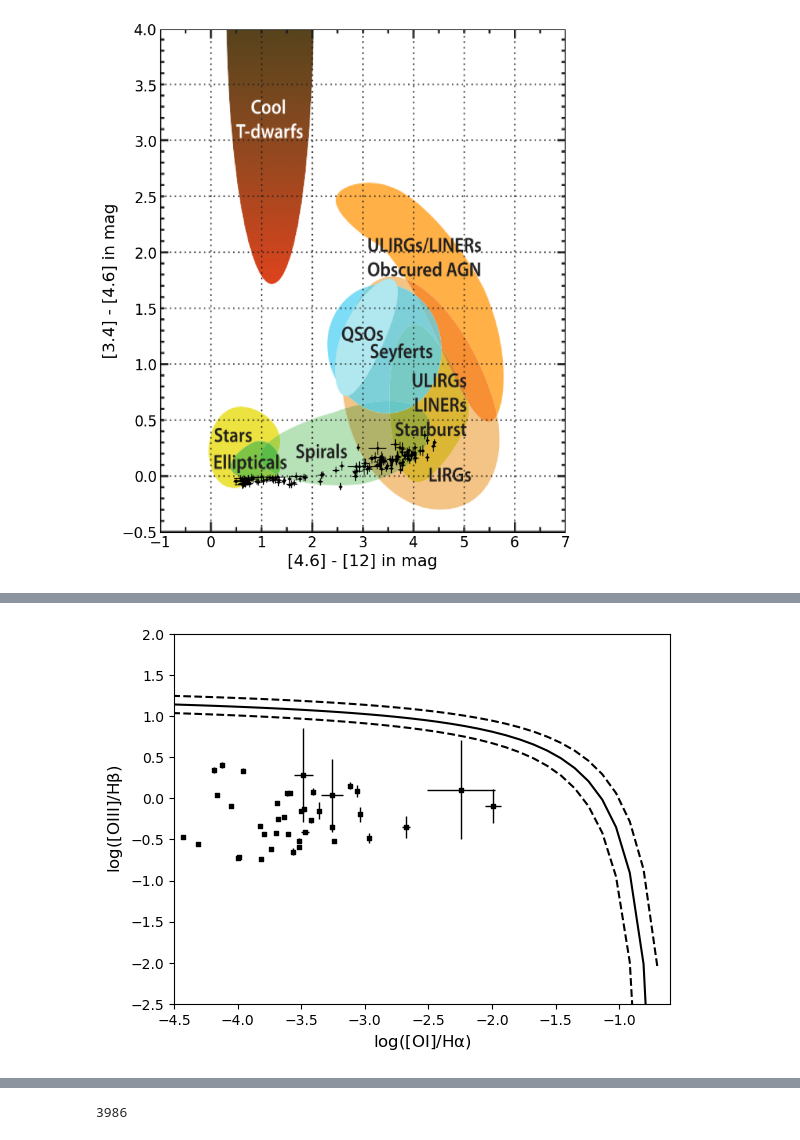
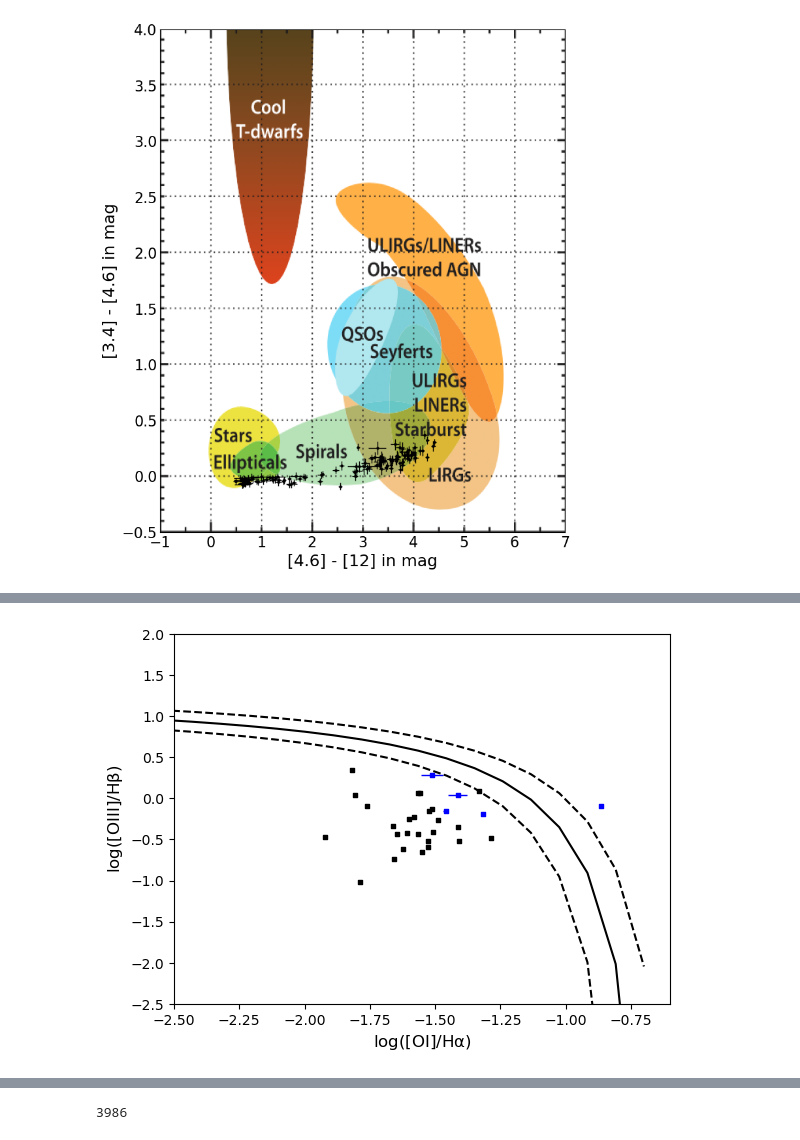
Before and after one commit to spelesky/Research, a Jupyter notebook: Summer Research.ipynb, the cells around one changed output, grey strips where cells are left out. Saved outputs shown, nothing was run; the diff lists cells and outputs as text; code cells hidden in the pictures.

```diff
--- a/Summer Research.ipynb
+++ b/Summer Research.ipynb
@@ -766,0 +961,14 @@ Text(0, 0.5, 'Number of Sources')
+# %%
+#plotting ks magnitude vs. radio luminosity
+for source in range(len(ks)):
+    if ks[source] != 0:
+        D = cosmo.luminosity_distance(z = redshift[source])
+        Dis = D.to(u.parsec).value
+        M = ks[source] - 2.5*np.log10((Dis/10)**2)
+        if source < 27:
+            plt.scatter(M, Flux[source], s=5, c='black')
+        else:
+            plt.scatter(M, Flux[source], s=5, c='blue')
+plt.yscale('log')
+plt.ylabel('L (W Hz$^{-1}$)')
+plt.xlabel('Ks Absolute Magnitude')
@@ -772,7 +983,7 @@ x = np.linspace(-10, 100, 100)
 def g(x):
     return (1.71*10**21)*x
 for source in range(len(HECATEsfr)):
-    plt.scatter(HECATEsfr[source], Flux[source], s = 8, c = colors[source])
+    plt.scatter(HECATEsfr[source], Flux[source], s = 8, color = 'black')
     #plt.text(HECATEsfr[source], Flux[source], str(source), fontsize=8)
 
 plt.plot(x, f(x), linestyle='dashed',color='black')
@@ -783,5 +994,6 @@ plt.xlabel('SFR ($M_{\odot}$ yr$^{-1}$)')
 plt.ylim(10e16,10e23)
 plt.xlim(10e-4, 10)
 plt.ylabel('L (W Hz$^{-1}$)')
+plt.title('HECATE SFR vs. L')
 plt.show()
 # %% [output]
@@ -852,30 +1136,44 @@ plt.show()
 # %%
+#BPT plot 3
 OxPRS = []
 OxPRS_err = []
 for source in range(len(HBeta)):
     if HAlpha[source] != 0:
-        OxPRS.append(np.log(OI6302[source]/HAlpha[source]))
-        OxPRS_err.append((OI6302[source]/HAlpha[source])*np.sqrt((OI6302_err[source]/OI6302[source])**2+(HAlpha_err[source]/HAlpha[source])**2))
+        OxPRS.append(OI6302[source]-HAlpha[source])
+        OxPRS_err.append((OI6302[source]-HAlpha[source])*np.sqrt((OI6302_err[source]/OI6302[source])**2+(HAlpha_err[source]/HAlpha[source])**2))
 
 from astroML.datasets.tools.sdss_fits import log_OIII_Hb_OI
-plt.scatter(OxPRS,yPRS,c='black',s=5,marker='s')
-plt.errorbar(OxPRS, yPRS,
-            xerr=OxPRS_err,
-            yerr=yPRS_err,
-            capsize=0,
-            ls="none",
-            color="black",
-            elinewidth=1)
+for source in range(len(OxPRS)):
+    if OxPRS[source] > -10:
+        if source < 26:
+            plt.scatter(OxPRS[source],yPRS[source],c='black',s=5,marker='s')
+            plt.errorbar(OxPRS[source], yPRS[source],
+                xerr=OxPRS_err[source],
+                yerr=yPRS_err[source],
+                capsize=0,
+                ls="none",
+                color="black",
+                elinewidth=1)
+        if 26 <= source:
+            plt.scatter(OxPRS[source],yPRS[source],c='blue',s=5,marker='s')
+            plt.errorbar(OxPRS[source], yPRS[source],
+                xerr=OxPRS_err[source],
+                yerr=yPRS_err[source],
+                capsize=0,
+                ls="none",
+                color="blue",
+                elinewidth=1)
+
 OI = np.linspace(-6, -0.7)
 plt.plot(OI, log_OIII_Hb_OI(OI), '-k')
 plt.plot(OI, log_OIII_Hb_OI(OI, 0.1), '--k')
 plt.plot(OI, log_OIII_Hb_OI(OI, -0.1), '--k')
-plt.xlim(-4.5, -0.6)
+plt.xlim(-2.5, -0.6)
 plt.ylim(-2.5, 2)
 
 plt.xlabel(r'$\mathrm{log([OI]/H\alpha)}$', fontsize='large')
 plt.ylabel(r'$\mathrm{log([OIII]/H\beta)}$', fontsize='large')
 plt.show()
 # %% [output]
-[figure, old version]
+[figure, new version]
 # %%
```
Also changed, not shown: parts of 72 cells of this notebook, 3 other files.
